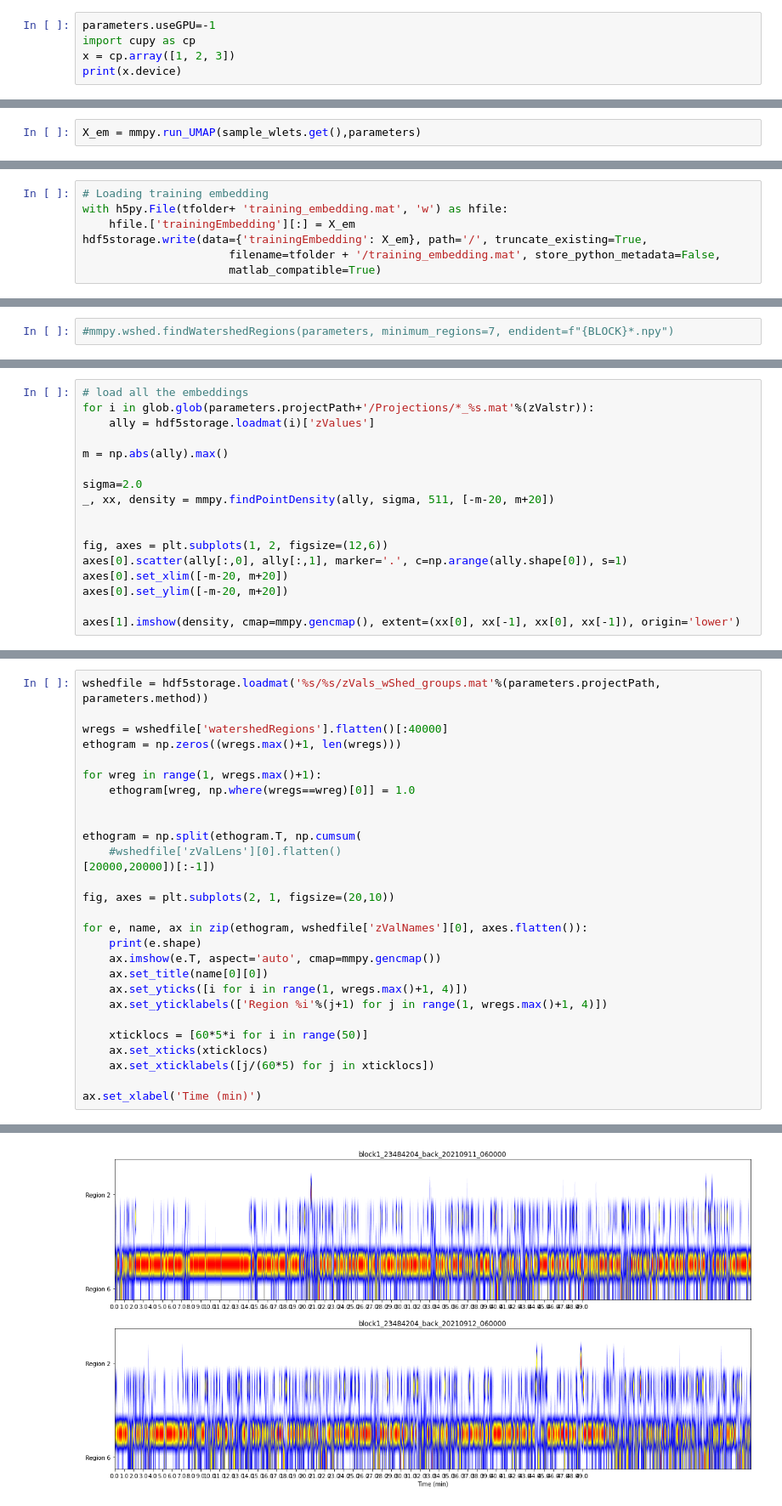
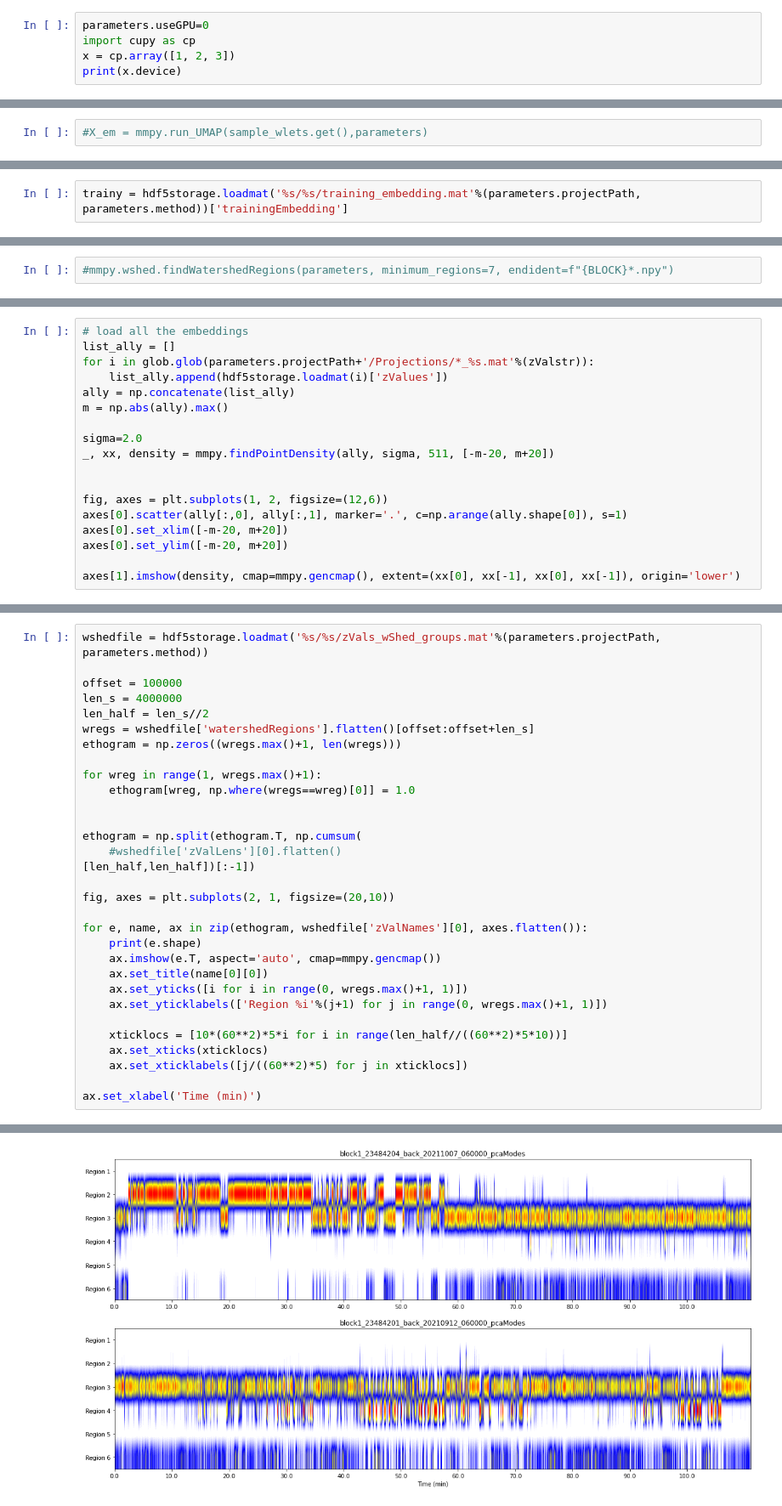
Before and after one commit to UlrikeScherer/Fish-Tracking-Visualization, a Jupyter notebook: BehaviourMapper.ipynb, the cells around one changed output, grey strips where cells are left out. Shown at 85% size. Drawn from its saved outputs; the diff is of its cells as text.

```diff
--- a/BehaviourMapper.ipynb
+++ b/BehaviourMapper.ipynb
@@ -28,5 +32,5 @@ The autoreload extension is already loaded. To reload it, use:
 # %%
-parameters.useGPU=-1
+parameters.useGPU=0
 import cupy as cp
 x = cp.array([1, 2, 3])
 print(x.device)
@@ -77,4 +96,4 @@ ax.set_xlabel('Frames', fontsize=14)
 Text(0.5, 0, 'Frames')
 [figure]
 # %%
-X_em = mmpy.run_UMAP(sample_wlets.get(),parameters)
+#X_em = mmpy.run_UMAP(sample_wlets.get(),parameters)
@@ -83,8 +100,3 @@ Saving UMAP model to disk...
 # %%
-# Loading training embedding
-with h5py.File(tfolder+ 'training_embedding.mat', 'w') as hfile:
-    hfile.['trainingEmbedding'][:] = X_em
-hdf5storage.write(data={'trainingEmbedding': X_em}, path='/', truncate_existing=True,
-                      filename=tfolder + '/training_embedding.mat', store_python_metadata=False,
-                      matlab_compatible=True)
+trainy = hdf5storage.loadmat('%s/%s/training_embedding.mat'%(parameters.projectPath, parameters.method))['trainingEmbedding']
 # %% [output]
@@ -171,8 +186,9 @@ All Embeddings Saved in 0 seconds!
 # %%
 # load all the embeddings
+list_ally = []
 for i in glob.glob(parameters.projectPath+'/Projections/*_%s.mat'%(zValstr)):
-    ally = hdf5storage.loadmat(i)['zValues']
-
+    list_ally.append(hdf5storage.loadmat(i)['zValues'])
+ally = np.concatenate(list_ally)
 m = np.abs(ally).max()
 
 sigma=2.0
@@ -210,7 +241,10 @@ wshedfile['watershedRegions'].shape
 # %%
 wshedfile = hdf5storage.loadmat('%s/%s/zVals_wShed_groups.mat'%(parameters.projectPath, parameters.method))
 
-wregs = wshedfile['watershedRegions'].flatten()[:40000]
+offset = 100000
+len_s = 4000000
+len_half = len_s//2
+wregs = wshedfile['watershedRegions'].flatten()[offset:offset+len_s]
 ethogram = np.zeros((wregs.max()+1, len(wregs)))
 
 for wreg in range(1, wregs.max()+1):
@@ -219,7 +253,7 @@ for wreg in range(1, wregs.max()+1):
 
 ethogram = np.split(ethogram.T, np.cumsum(
     #wshedfile['zValLens'][0].flatten()
-[20000,20000])[:-1])
+[len_half,len_half])[:-1])
 
 fig, axes = plt.subplots(2, 1, figsize=(20,10))
 
@@ -227,12 +261,12 @@ for e, name, ax in zip(ethogram, wshedfile['zValNames'][0], axes.flatten()):
     print(e.shape)
     ax.imshow(e.T, aspect='auto', cmap=mmpy.gencmap())
     ax.set_title(name[0][0])
-    ax.set_yticks([i for i in range(1, wregs.max()+1, 4)])
-    ax.set_yticklabels(['Region %i'%(j+1) for j in range(1, wregs.max()+1, 4)])
+    ax.set_yticks([i for i in range(0, wregs.max()+1, 1)])
+    ax.set_yticklabels(['Region %i'%(j+1) for j in range(0, wregs.max()+1, 1)])
 
-    xticklocs = [60*5*i for i in range(50)]
+    xticklocs = [10*(60**2)*5*i for i in range(len_half//((60**2)*5*10))]
     ax.set_xticks(xticklocs)
-    ax.set_xticklabels([j/(60*5) for j in xticklocs])
+    ax.set_xticklabels([j/((60**2)*5) for j in xticklocs])
 
 ax.set_xlabel('Time (min)')
 # %% [output]
@@ -241,2 +275,2 @@ ax.set_xlabel('Time (min)')
 Text(0.5, 0, 'Time (min)')
-[figure, old version]
+[figure, new version]
```
Also changed, not shown: parts of 24 cells of this notebook, 2 other files.
